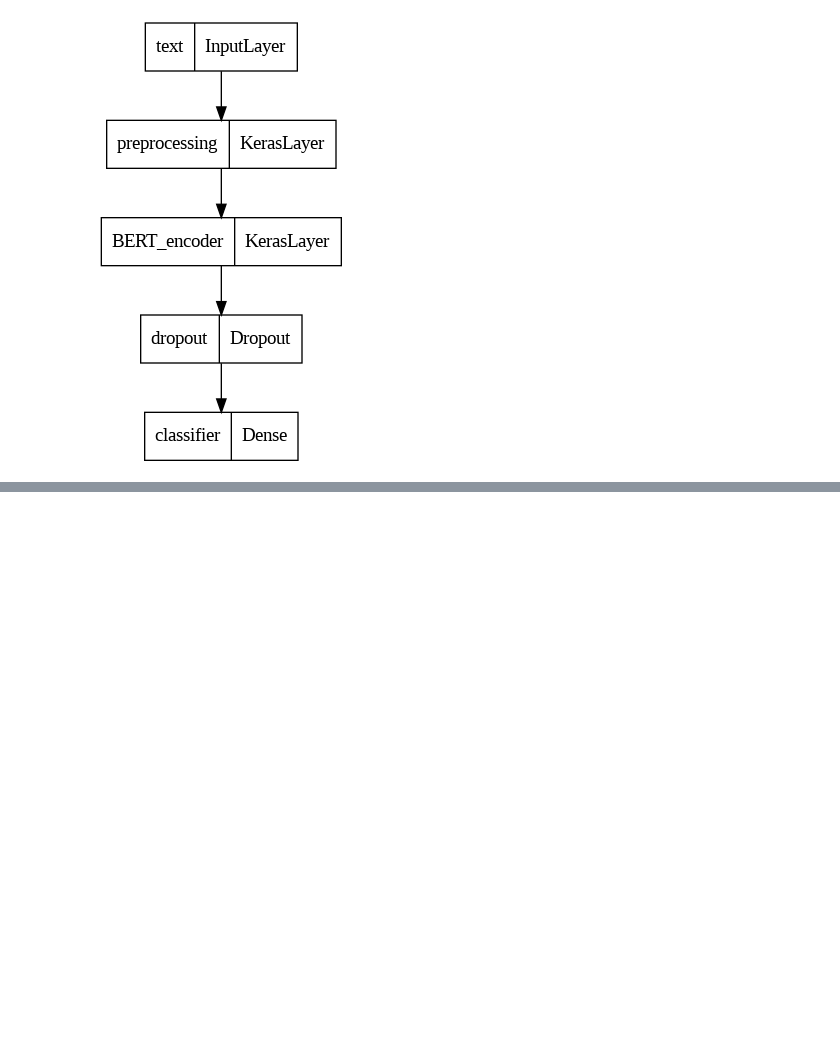
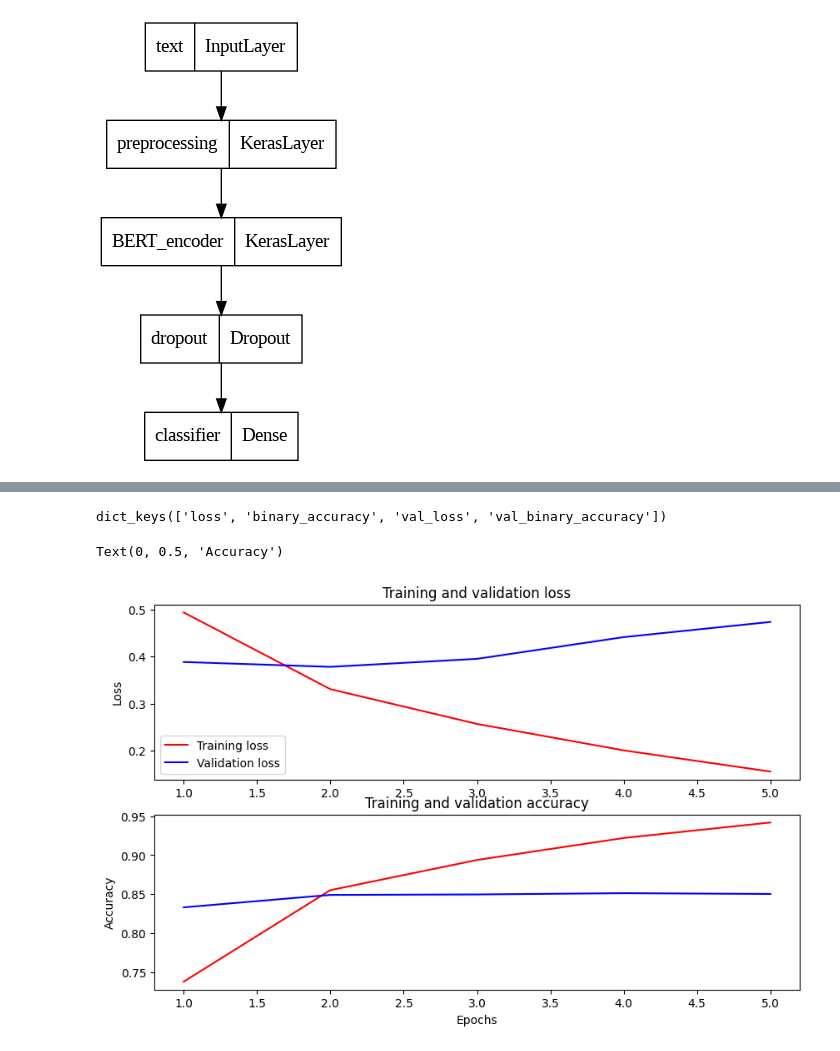
Before and after one commit to Anikate-De/dailysunshine-nlp, a Jupyter notebook: Daily Sunshine App NLP Model.ipynb, the cells around one changed output, grey strips where cells are left out. Saved outputs shown, nothing was run; the diff lists cells and outputs as text; code cells hidden in the pictures; blank space fills up the shorter version.

Commit message:
added evaluation datasets and evaluated IMDb model

```diff
--- a/Daily Sunshine App NLP Model.ipynb
+++ b/Daily Sunshine App NLP Model.ipynb
@@ -336,6 +411,6 @@ Sequence Outputs Values:[[ 0.32764906  0.7589999   0.39116797 ...  0.17650025  0
 # %%
-classifier_model = build_classifier_model()
-tf.keras.utils.plot_model(classifier_model)
+imdb_classifier_model = build_classifier_model()
+tf.keras.utils.plot_model(imdb_classifier_model)
 # %% [output]
 [figure]
 # %%
@@ -354,11 +429,11 @@ optimizer = optimization.create_optimizer(init_lr=init_lr,
                                           optimizer_type='adamw')
 # %%
-classifier_model.compile(optimizer=optimizer,
-                         loss=loss,
-                         metrics=metrics)
+imdb_classifier_model.compile(optimizer=imdb_optimizer,
+                         loss=imdb_loss,
+                         metrics=imdb_metrics)
 
-history = classifier_model.fit(x=train_ds,
-                               validation_data=val_ds,
-                               epochs=epochs)
+imdb_history = imdb_classifier_model.fit(x=imdb_train_ds,
+                               validation_data=imdb_val_ds,
+                               epochs=imdb_epochs)
 # %% [output]
 Epoch 1/5
@@ -374,29 +460,33 @@ print(f'Accuracy: {accuracy}')
 # %%
-history_dict = history.history
-print(history_dict.keys())
+imdb_history_dict = imdb_history.history
+print(imdb_history_dict.keys())
 
-acc = history_dict['binary_accuracy']
-val_acc = history_dict['val_binary_accuracy']
-loss = history_dict['loss']
-val_loss = history_dict['val_loss']
+imdb_acc = imdb_history_dict['binary_accuracy']
+imdb_val_acc = imdb_history_dict['val_binary_accuracy']
+imdb_loss = imdb_history_dict['loss']
+imdb_val_loss = imdb_history_dict['val_loss']
 
-epochs = range(1, len(acc) + 1)
-fig = plt.figure(figsize=(10, 6))
-fig.tight_layout()
+imdb_epochs = range(1, len(imdb_acc) + 1)
+imdb_fig = plt.figure(figsize=(10, 6))
+imdb_fig.tight_layout()
 
 plt.subplot(2, 1, 1)
 
-plt.plot(epochs, loss, 'r', label='Training loss')
+plt.plot(imdb_epochs, imdb_loss, 'r', label='Training loss')
 
-plt.plot(epochs, val_loss, 'b', label='Validation loss')
+plt.plot(imdb_epochs, imdb_val_loss, 'b', label='Validation loss')
 plt.title('Training and validation loss')
 
 plt.ylabel('Loss')
 plt.legend()
 
 plt.subplot(2, 1, 2)
-plt.plot(epochs, acc, 'r', label='Training acc')
-plt.plot(epochs, val_acc, 'b', label='Validation acc')
+plt.plot(imdb_epochs, imdb_acc, 'r', label='Training acc')
+plt.plot(imdb_epochs, imdb_val_acc, 'b', label='Validation acc')
 plt.title('Training and validation accuracy')
 plt.xlabel('Epochs')
 plt.ylabel('Accuracy')
+# %% [output]
+dict_keys(['loss', 'binary_accuracy', 'val_loss', 'val_binary_accuracy'])
+Text(0, 0.5, 'Accuracy')
+[figure, added]
```
Also changed, not shown: parts of 34 cells of this notebook.
